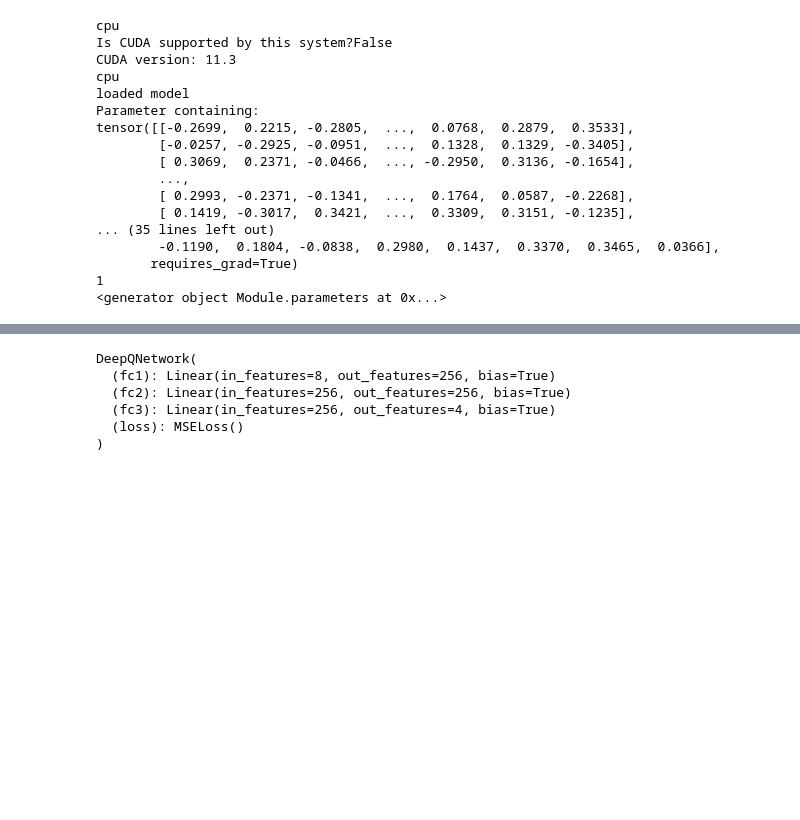
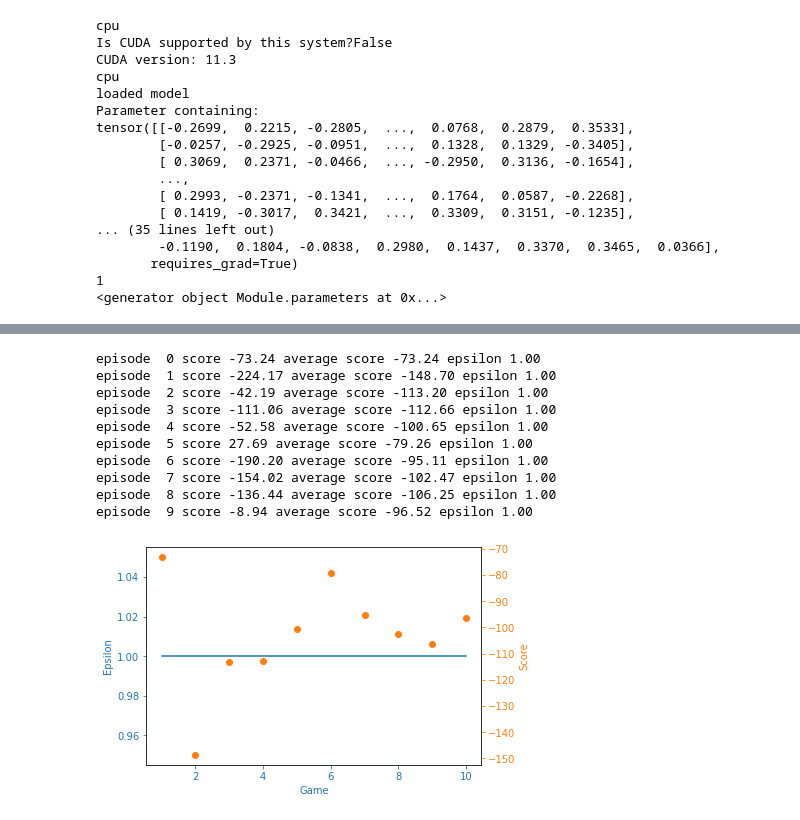
Before and after one commit to carlacodes/atchekegroup1lunarlanding, a Jupyter notebook: Exporting_module.ipynb, the cells around one changed output, grey strips where cells are left out. Cells and saved outputs as stored; diff of their text form; code cells hidden in the pictures; blank space fills up the shorter version.

```diff
--- a/Exporting_module.ipynb
+++ b/Exporting_module.ipynb
@@ -872,25 +872,0 @@ episode  9 score -84.69 average score -149.85 epsilon 0.50
-# %%
-# "/content/sample_data/DQN_tuned_noisy.zip"
-
-# torch.save(agent.state_dict(), "/content/sample_data/DQN_tuned_noisy.zip")
-# agent.load_state_dict(torch.load('agent_weights.pth'))
-
-print(agent.Q_eval)
-
-# _, weights = get_model_weights(agent.Q_eval, "jked")
-torch.save(agent.Q_eval.state_dict(),  "./sample_data/DQN_tuned_noisy.zip")
-
-
-# torch.save(agent.Q_eval,"/content/sample_data/DQN_tuned_noisy.zip" )
-# print(list(agent.parameters()))
-
-# import pickle
-# pickle.dump(, open(filename, 'wb'))
-# model.eval()
-# %% [output]
-DeepQNetwork(
-  (fc1): Linear(in_features=8, out_features=256, bias=True)
-  (fc2): Linear(in_features=256, out_features=256, bias=True)
-  (fc3): Linear(in_features=256, out_features=4, bias=True)
-  (loss): MSELoss()
-)
@@ -985,0 +873,49 @@ def performance_metrics(x, y, rolling_avg=10, threshold=275, plot=True):
+# %%
+import gym
+# from simple_dqn_torch_2020 import Agent
+
+import numpy as np
+
+env = gym.make('LunarLander-v4')
+agent2 = foo_3.Agent(gamma=0.99, epsilon=1.0, batch_size=64, n_actions=4, eps_end=0.01,
+              input_dims=[8], lr=0.001)
+scores_2, eps_history = [], []
+n_games = 10
+
+for i in range(n_games):
+    score = 0
+    done = False
+    observation = env.reset()
+    while not done:
+        action = agent2.choose_action(observation)
+        observation_, reward, done, info = env.step(action)
+        score += reward
+        agent.store_transition(observation, action, reward,
+                                observation_, done)
+        agent2.learn()
+        observation = observation_
+    scores_2.append(score)
+    eps_history.append(agent2.epsilon)
+
+    avg_score = np.mean(scores_2[-100:])
+
+    print('episode ', i, 'score %.2f' % score,
+            'average score %.2f' % avg_score,
+            'epsilon %.2f' % agent2.epsilon)
+x_2 = [i+1 for i in range(n_games)]
+filename = 'lunar_lander.png'
+foo_2.plotLearning(x_2, scores_2, eps_history, filename)
+# x_np = np.array(x)[indices.astype(int)]
+# performance_metrics(x_np,scores)
+# %% [output]
+episode  0 score -73.24 average score -73.24 epsilon 1.00
+episode  1 score -224.17 average score -148.70 epsilon 1.00
+episode  2 score -42.19 average score -113.20 epsilon 1.00
+episode  3 score -111.06 average score -112.66 epsilon 1.00
+episode  4 score -52.58 average score -100.65 epsilon 1.00
+episode  5 score 27.69 average score -79.26 epsilon 1.00
+episode  6 score -190.20 average score -95.11 epsilon 1.00
+episode  7 score -154.02 average score -102.47 epsilon 1.00
+episode  8 score -136.44 average score -106.25 epsilon 1.00
+episode  9 score -8.94 average score -96.52 epsilon 1.00
+[figure, added]
```
Also changed, not shown: parts of 9 cells of this notebook.
